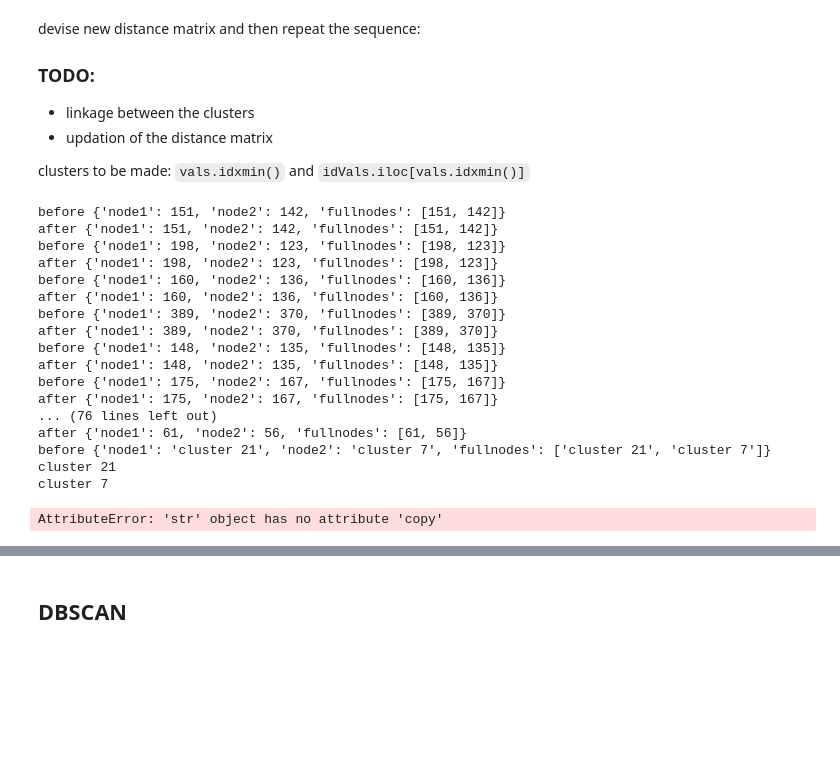
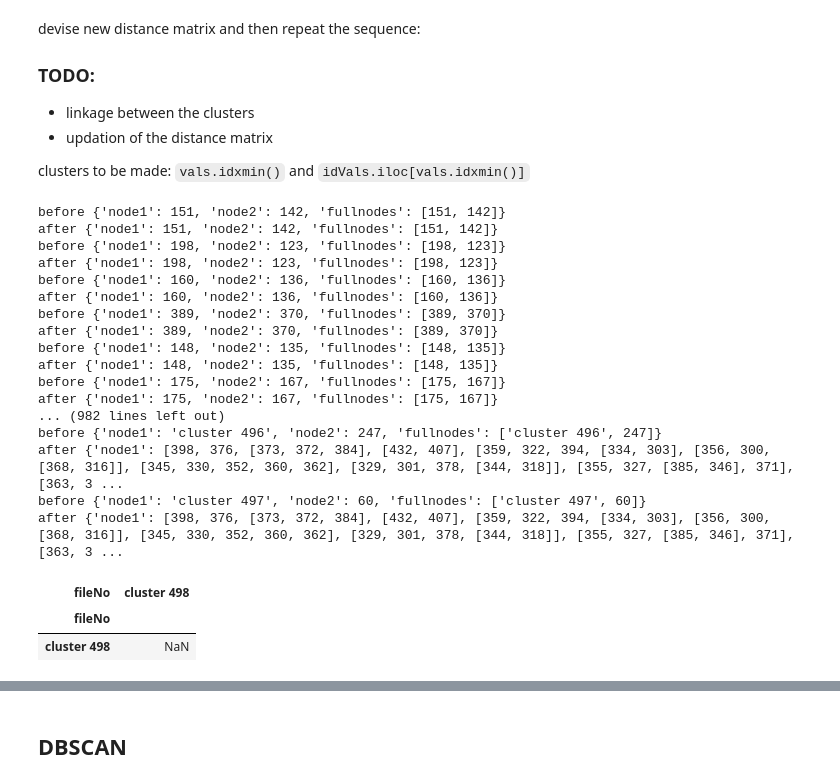
Before and after one commit to pratyush1611/GEO5017_Assignments, a Jupyter notebook: asg01.ipynb, the cells around one changed output, grey strips where cells are left out. Drawn from its saved outputs; the diff is of its cells as text; code cells hidden in the pictures; blank space fills up the shorter version.

Commit message:
update: cluster kept in a format that keeps track of all the clusters

```diff
--- a/asg01.ipynb
+++ b/asg01.ipynb
@@ -253,60 +253,70 @@ while m>1:
     distMatDF.loc[:,singleLink_minRow.name] = singleLink_minRow
     # update value of m
     m = len(distMatDF)
     # m-=1
     clusterKeeper[f"iteration {iterationCounter}"] = {'indices_popped':ind_to_pop , "df":distMatDF.copy()}
     clusterKeeperList.append( (iterationCounter, ind_to_pop) )
     clustDict[f"cluster {iterationCounter}"] = ind_to_pop
 
     indPop1, indPop2 = ind_to_pop
 
-    clustCheck[f"cluster {iterationCounter}"] = {'node1':ind_to_pop[0] , "node2":ind_to_pop[1], 'fullnodes':ind_to_pop}
+    clustCheck[f"cluster {iterationCounter}"] = {'node1':indPop1 , "node2":indPop2, 'fullnodes':ind_to_pop}
     print("before" , clustCheck[f'cluster {iterationCounter}'])
-    for ind, i in enumerate(ind_to_pop):
-        if i in clustCheck.keys():
-            print(i)
-            if ind==0:
-                clustCheck[f"cluster {iterationCounter}"] = {'node1':clustCheck[ind_to_pop[0]]['fullnodes'].copy() , "node2":ind_to_pop[1] }
-                tempFull = clustCheck[f"cluster {iterationCounter}"]["node1"].copy()
-                try:
-                    tempFull.append(clustCheck[f"cluster {iterationCounter}"]["node2"].copy())
-                except:
-                    tempFull.append(clustCheck[f"cluster {iterationCounter}"]["node2"])
-                clustCheck[f"cluster {iterationCounter}"]["fullnodes"] = tempFull
-            elif ind==1:
-                clustCheck[f"cluster {iterationCounter}"] = {'node1':ind_to_pop[0] , "node2":clustCheck[ind_to_pop[1]]['fullnodes'].copy()}
-                tempFull = clustCheck[f"cluster {iterationCounter}"]["node1"].copy()
-                try:
-                    tempFull.append(clustCheck[f"cluster {iterationCounter}"]["node2"].copy())
-                except:
-                    tempFull.append(clustCheck[f"cluster {iterationCounter}"]["node2"])
 
-                clustCheck[f"cluster {iterationCounter}"]["fullnodes"] =  tempFull
+    # Case: if first index is a cluster
+    if (indPop1 in clustCheck.keys()) and (indPop2 in clustCheck.keys()): #both are clusters
+        clustCheck[f"cluster {iterationCounter}"] = {'node1':clustCheck[indPop1]['fullnodes'].copy() , "node2":clustCheck[indPop2]['fullnodes'].copy() }
+        tempFull = clustCheck[f"cluster {iterationCounter}"]["node1"].copy()
+        # try:
+        tempFull.append(clustCheck[f"cluster {iterationCounter}"]["node2"].copy()) #if it is a list
+        # except:
+        #     tempFull.append(clustCheck[f"cluster {iterationCounter}"]["node2"]) # if it isnt a list and thus can't be copied
+        clustCheck[f"cluster {iterationCounter}"]["fullnodes"] = tempFull
+
+
+    # Case: if first index is a cluster
+    elif indPop1 in clustCheck.keys(): #means first position is cluster
+        clustCheck[f"cluster {iterationCounter}"] = {'node1':clustCheck[indPop1]['fullnodes'].copy() , "node2":indPop2 }
+        tempFull = clustCheck[f"cluster {iterationCounter}"]["node1"].copy()
+        try:
+            tempFull.append(clustCheck[f"cluster {iterationCounter}"]["node2"].copy()) #if it is a list
+        except:
+            tempFull.append(clustCheck[f"cluster {iterationCounter}"]["node2"]) # if it isnt a list and thus can't be copied
+        clustCheck[f"cluster {iterationCounter}"]["fullnodes"] = tempFull
+
+    # Case: if second index is a cluster
+    elif indPop2 in clustCheck.keys(): #means first position is cluster
+        clustCheck[f"cluster {iterationCounter}"] = {'node1':indPop1 , "node2":clustCheck[indPop2]['fullnodes'].copy()}
+        tempFull = clustCheck[f"cluster {iterationCounter}"]["node1"].copy()
+        try:
+            tempFull.append(clustCheck[f"cluster {iterationCounter}"]["node2"].copy())
+        except:
+            tempFull.append(clustCheck[f"cluster {iterationCounter}"]["node2"])
+
+        clustCheck[f"cluster {iterationCounter}"]["fullnodes"] =  tempFull
 
     print("after" , clustCheck[f'cluster {iterationCounter}'])
 
-    # progression[sample_ind_needed[0]].append(progression[sample_ind_needed[1]])
-    # progression[sample_ind_needed[0]] = [progression[sample_ind_needed[0]]]
-    # v = progression.pop(sample_ind_needed[1])
-
     iterationCounter+=1
 distMatDF
 # %% [output]
 before {'node1': 151, 'node2': 142, 'fullnodes': [151, 142]}
 after {'node1': 151, 'node2': 142, 'fullnodes': [151, 142]}
 before {'node1': 198, 'node2': 123, 'fullnodes': [198, 123]}
 after {'node1': 198, 'node2': 123, 'fullnodes': [198, 123]}
 before {'node1': 160, 'node2': 136, 'fullnodes': [160, 136]}
 after {'node1': 160, 'node2': 136, 'fullnodes': [160, 136]}
 before {'node1': 389, 'node2': 370, 'fullnodes': [389, 370]}
 after {'node1': 389, 'node2': 370, 'fullnodes': [389, 370]}
 before {'node1': 148, 'node2': 135, 'fullnodes': [148, 135]}
 after {'node1': 148, 'node2': 135, 'fullnodes': [148, 135]}
 before {'node1': 175, 'node2': 167, 'fullnodes': [175, 167]}
 after {'node1': 175, 'node2': 167, 'fullnodes': [175, 167]}
-... (76 lines left out)
-after {'node1': 61, 'node2': 56, 'fullnodes': [61, 56]}
-before {'node1': 'cluster 21', 'node2': 'cluster 7', 'fullnodes': ['cluster 21', 'cluster 7']}
-cluster 21
-cluster 7
+... (982 lines left out)
+before {'node1': 'cluster 496', 'node2': 247, 'fullnodes': ['cluster 496', 247]}
+after {'node1': [398, 376, [373, 372, 384], [432, 407], [359, 322, 394, [334, 303], [356, 300, [368, 316]], [345, 330, 352, 360, 362], [329, 301, 378, [344, 318]], [355, 327, [385, 346], 371], [363, 3 ...
+before {'node1': 'cluster 497', 'node2': 60, 'fullnodes': ['cluster 497', 60]}
+after {'node1': [398, 376, [373, 372, 384], [432, 407], [359, 322, 394, [334, 303], [356, 300, [368, 316]], [345, 330, 352, 360, 362], [329, 301, 378, [344, 318]], [355, 327, [385, 346], 371], [363, 3 ...
-AttributeError: 'str' object has no attribute 'copy'
+| fileNo | cluster 498 |
+| fileNo |  |
+| cluster 498 | NaN |
```
Also changed, not shown: parts of 4 cells of this notebook.
